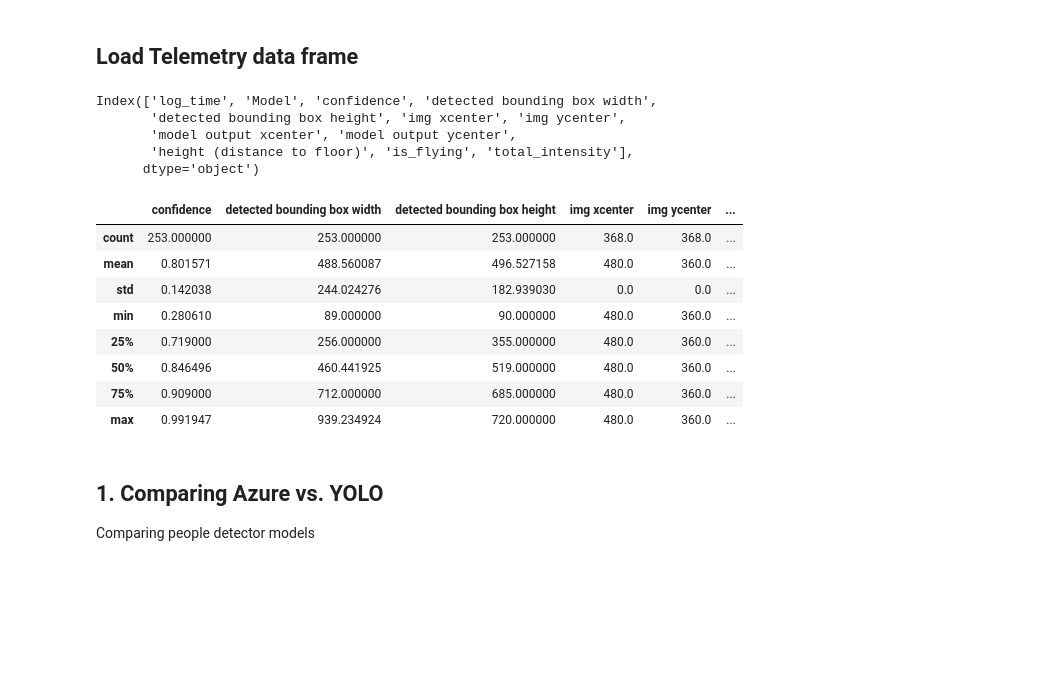
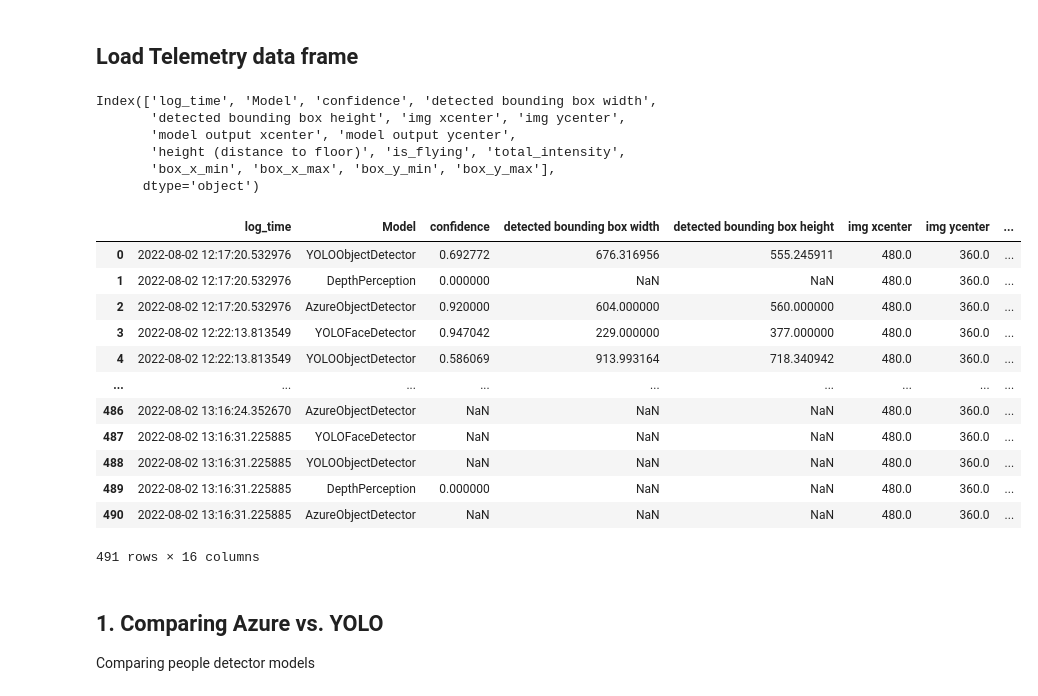
Before and after one commit to eumarassis/dgmd17-tello-objectdetection, a Jupyter notebook: ProjectEDA.ipynb, the cells around one changed output. Saved outputs shown, nothing was run; the diff lists cells and outputs as text; code cells hidden in the pictures; blank space fills up the shorter version.

```diff
--- a/ProjectEDA.ipynb
+++ b/ProjectEDA.ipynb
@@ -14,31 +15,43 @@ import pandas as pd
 # %%
 df = pd.read_csv("./assets/telemetry.csv")
 if not 'total_intensity' in list(df.columns):
     df_c = df[df['Model'] == 'DepthPerception'][['log_time', 'confidence']].rename(columns={'log_time': 'log_time', 'confidence': 'total_intensity'})
     df = pd.merge(df, df_c, on='log_time')
+
+# DepthPerception does not provide confidence level
+df.loc[df['Model'] == 'DepthPerception', 'confidence'] = 0
+
+# Only DepthPerception should have confidence level
+df.loc[df['Model'] != 'DepthPerception', 'total_intensity'] = 0
+
 df['box_x_min'] = df['model output xcenter'] - (df['detected bounding box width'] / 2)
 df['box_x_max'] = df['model output xcenter'] + (df['detected bounding box width'] / 2)
 df['box_y_min'] = df['model output ycenter'] - (df['detected bounding box height'] / 2)
 df['box_y_max'] = df['model output ycenter'] + (df['detected bounding box height'] / 2)
 
 print(df.columns)
 # df.describe()
 df
 # %% [output]
 Index(['log_time', 'Model', 'confidence', 'detected bounding box width',
        'detected bounding box height', 'img xcenter', 'img ycenter',
        'model output xcenter', 'model output ycenter',
-       'height (distance to floor)', 'is_flying', 'total_intensity'],
+       'height (distance to floor)', 'is_flying', 'total_intensity',
+       'box_x_min', 'box_x_max', 'box_y_min', 'box_y_max'],
       dtype='object')
-|  | confidence | detected bounding box width | detected bounding box height | img xcenter | img ycenter | ... |
-| count | 253.000000 | 253.000000 | 253.000000 | 368.0 | 368.0 | ... |
-| mean | 0.801571 | 488.560087 | 496.527158 | 480.0 | 360.0 | ... |
-| std | 0.142038 | 244.024276 | 182.939030 | 0.0 | 0.0 | ... |
-| min | 0.280610 | 89.000000 | 90.000000 | 480.0 | 360.0 | ... |
-| 25% | 0.719000 | 256.000000 | 355.000000 | 480.0 | 360.0 | ... |
-| 50% | 0.846496 | 460.441925 | 519.000000 | 480.0 | 360.0 | ... |
-| 75% | 0.909000 | 712.000000 | 685.000000 | 480.0 | 360.0 | ... |
-| max | 0.991947 | 939.234924 | 720.000000 | 480.0 | 360.0 | ... |
+|  | log_time | Model | confidence | detected bounding box width | detected bounding box height | img xcenter | img ycenter | ... |
+| 0 | 2022-08-02 12:17:20.532976 | YOLOObjectDetector | 0.692772 | 676.316956 | 555.245911 | 480.0 | 360.0 | ... |
+| 1 | 2022-08-02 12:17:20.532976 | DepthPerception | 0.000000 | NaN | NaN | 480.0 | 360.0 | ... |
+| 2 | 2022-08-02 12:17:20.532976 | AzureObjectDetector | 0.920000 | 604.000000 | 560.000000 | 480.0 | 360.0 | ... |
+| 3 | 2022-08-02 12:22:13.813549 | YOLOFaceDetector | 0.947042 | 229.000000 | 377.000000 | 480.0 | 360.0 | ... |
+| 4 | 2022-08-02 12:22:13.813549 | YOLOObjectDetector | 0.586069 | 913.993164 | 718.340942 | 480.0 | 360.0 | ... |
+| ... | ... | ... | ... | ... | ... | ... | ... | ... |
+| 486 | 2022-08-02 13:16:24.352670 | AzureObjectDetector | NaN | NaN | NaN | 480.0 | 360.0 | ... |
+| 487 | 2022-08-02 13:16:31.225885 | YOLOFaceDetector | NaN | NaN | NaN | 480.0 | 360.0 | ... |
+| 488 | 2022-08-02 13:16:31.225885 | YOLOObjectDetector | NaN | NaN | NaN | 480.0 | 360.0 | ... |
+| 489 | 2022-08-02 13:16:31.225885 | DepthPerception | 0.000000 | NaN | NaN | 480.0 | 360.0 | ... |
+| 490 | 2022-08-02 13:16:31.225885 | AzureObjectDetector | NaN | NaN | NaN | 480.0 | 360.0 | ... |
+491 rows × 16 columns
 # %% [markdown]
 ## 1. Comparing Azure vs. YOLO
 
```
Also changed, not shown: parts of 2 cells of this notebook.
